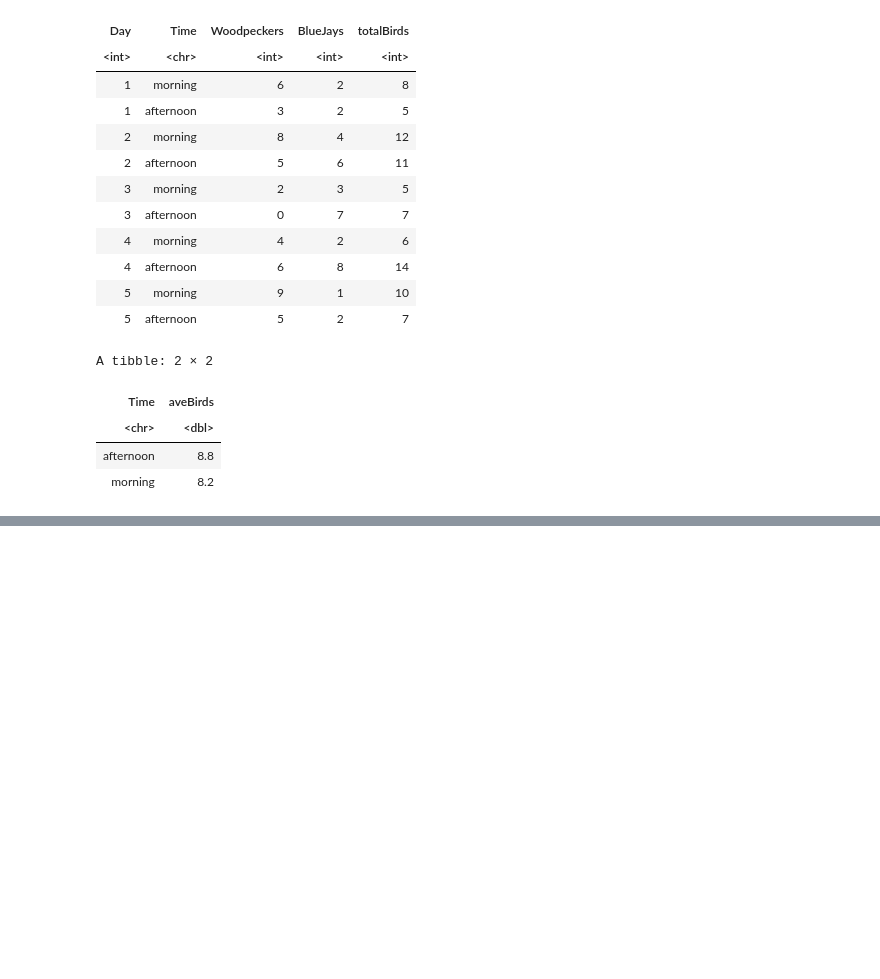
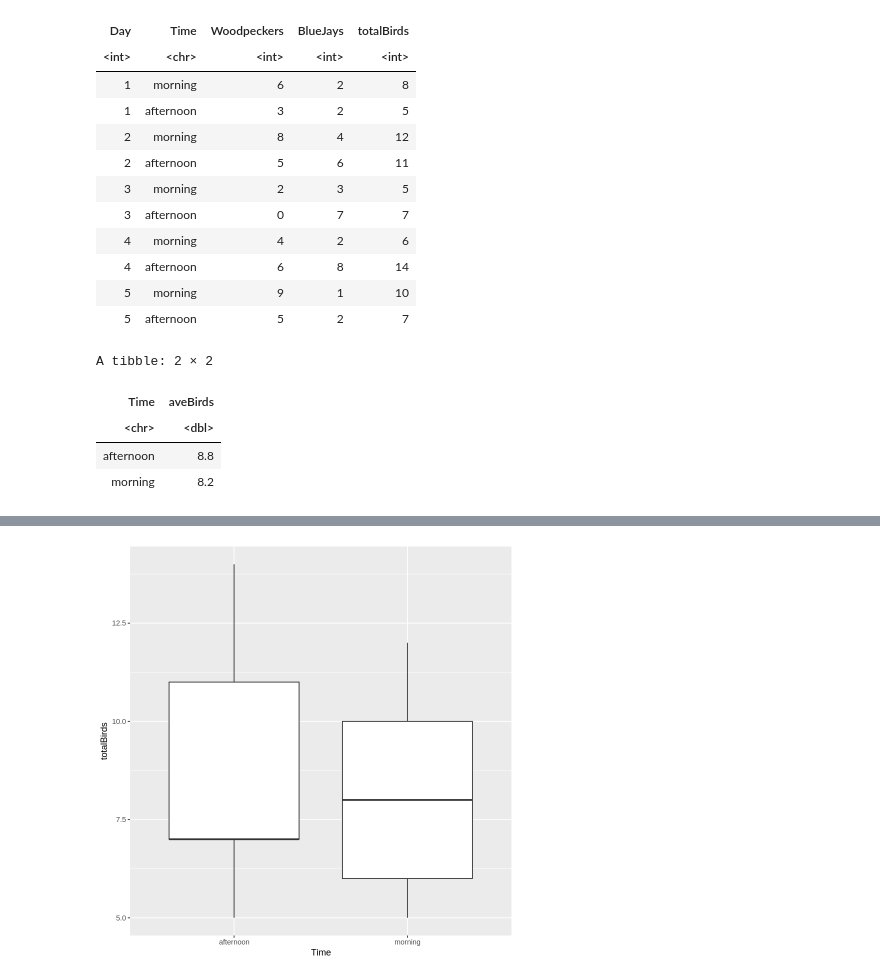
Before and after one commit to KaraNuss/coding-intro, a Jupyter notebook: Getting_Started.ipynb, the cells around one changed output, grey strips where cells are left out. Cells and saved outputs as stored; diff of their text form; code cells hidden in the pictures; blank space fills up the shorter version.

```diff
--- a/Getting_Started.ipynb
+++ b/Getting_Started.ipynb
@@ -121,0 +164,6 @@ A tibble: 2 × 2
+# %%
+# Here come the bar charts
+ggplot(birds, aes (x = Time, y = totalBirds)) +
+  geom_boxplot()
+# %% [output]
+[figure, added]
```
Also changed, not shown: parts of 11 cells of this notebook.
